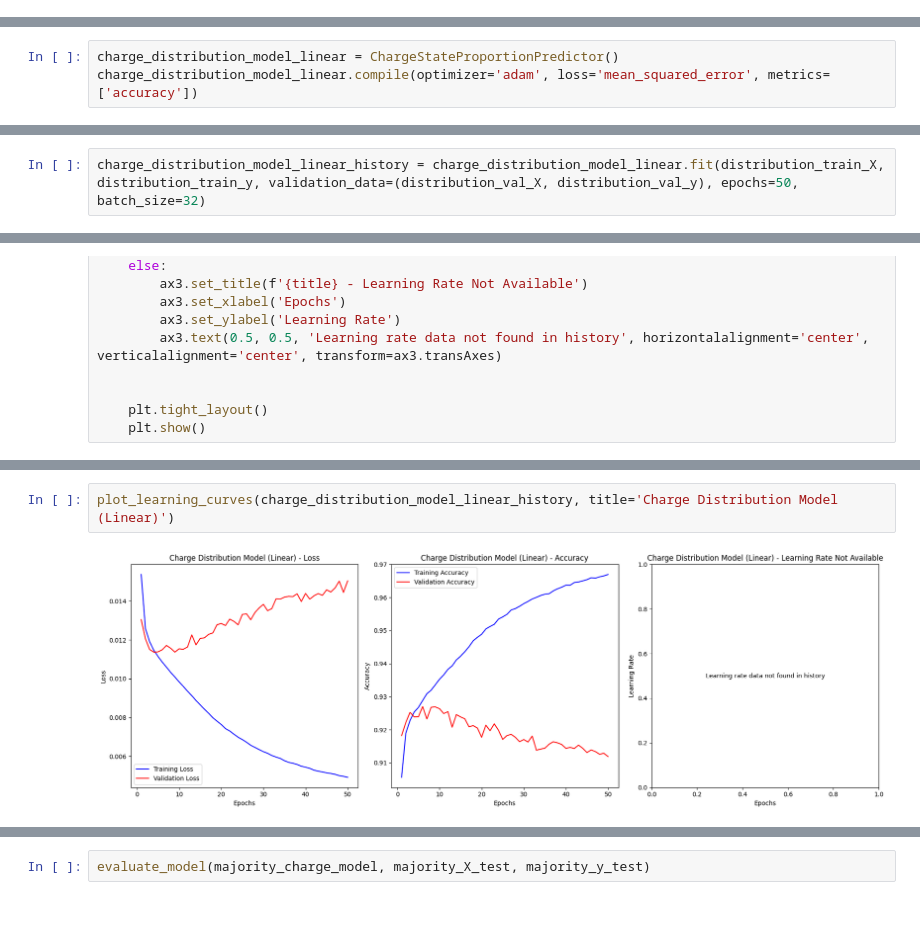
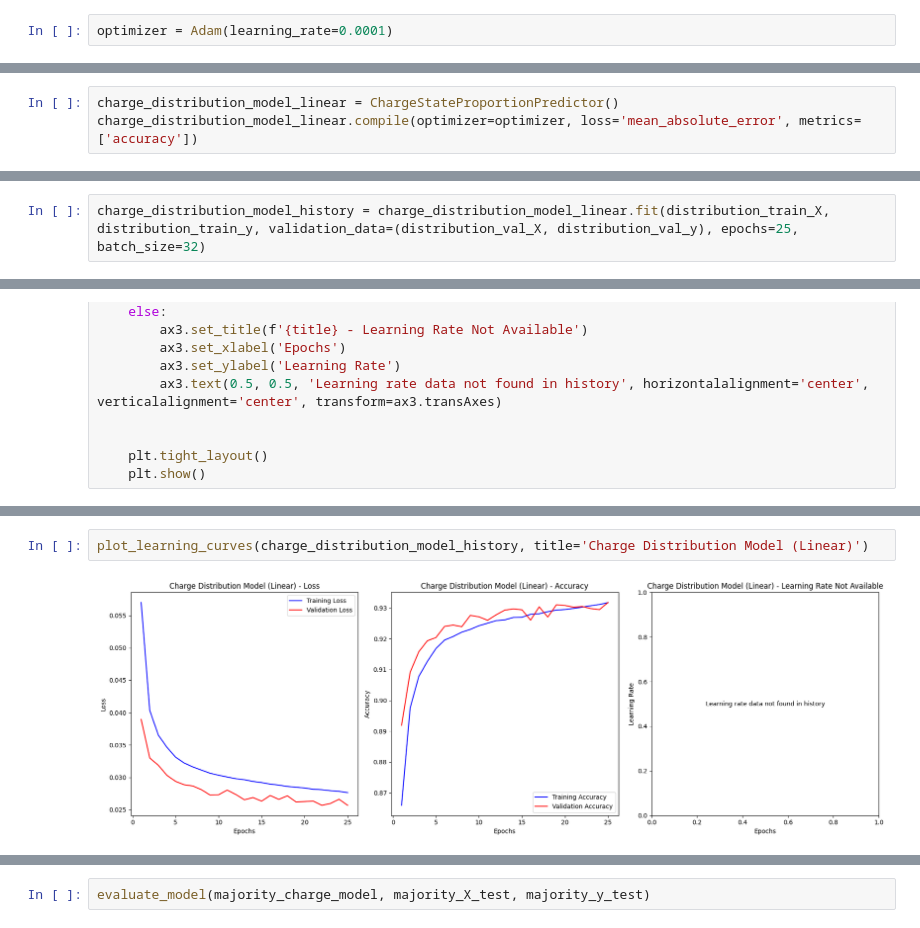
Before and after one commit to wilhelm-lab/dlomix, a Jupyter notebook: model_dev.ipynb, the cells around one changed output, grey strips where cells are left out. Cells and saved outputs as stored; diff of their text form.

```diff
--- a/model_dev.ipynb
+++ b/model_dev.ipynb
@@ -461,0 +447,2 @@ Test set shape: (52907, 40) (52907, 6)
+# %%
+optimizer = Adam(learning_rate=0.0001)
@@ -489,6 +476,6 @@ observed_charges_model.compile(optimizer='adam', loss='binary_crossentropy', met
 # %%
 charge_distribution_model_linear = ChargeStateProportionPredictor()
-charge_distribution_model_linear.compile(optimizer='adam', loss='mean_squared_error', metrics=['accuracy'])
+charge_distribution_model_linear.compile(optimizer=optimizer, loss='mean_absolute_error', metrics=['accuracy'])
 # %% [markdown]
 ## Regularization
 # %%
@@ -569,3 +617,3 @@ array([[-0.00260844, -0.00692857, -0.00149273, -0.00199606, -0.00222993,
 # %%
-charge_distribution_model_linear_history = charge_distribution_model_linear.fit(distribution_train_X, distribution_train_y, validation_data=(distribution_val_X, distribution_val_y), epochs=50, batch_size=32)
+charge_distribution_model_history = charge_distribution_model_linear.fit(distribution_train_X, distribution_train_y, validation_data=(distribution_val_X, distribution_val_y), epochs=25, batch_size=32)
 # %% [output]
@@ -665,7 +742,7 @@ plot_learning_curves(observed_charges_model_history, title='Observed Charges Mod
 # %%
-plot_learning_curves(charge_distribution_model_linear_history, title='Charge Distribution Model (Linear)')
+plot_learning_curves(charge_distribution_model_history, title='Charge Distribution Model (Linear)')
 # %% [output]
-[figure, old version]
+[figure, new version]
 # %%
 def evaluate_model(model, X_test, y_test):
     # Predict classes
```
Also changed, not shown: parts of 42 cells of this notebook, 4 other files.
